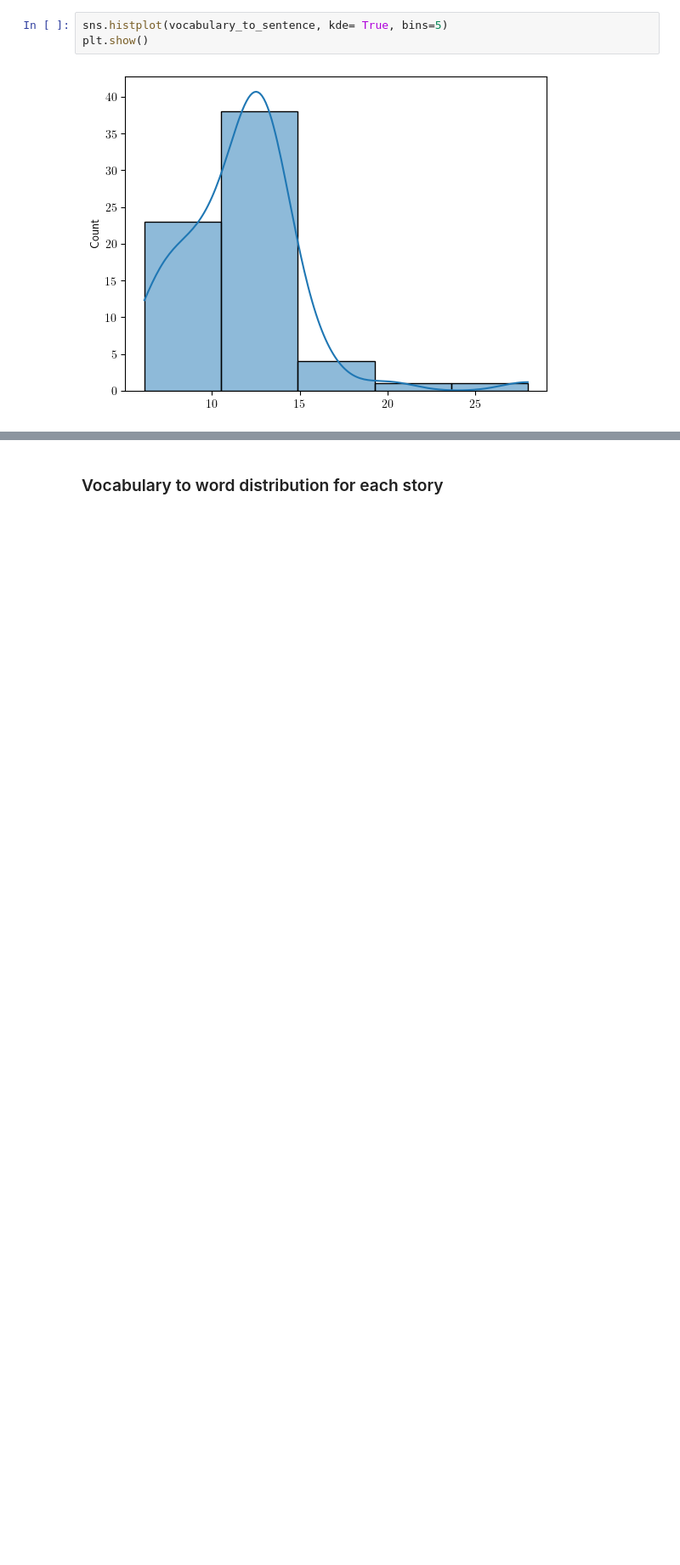
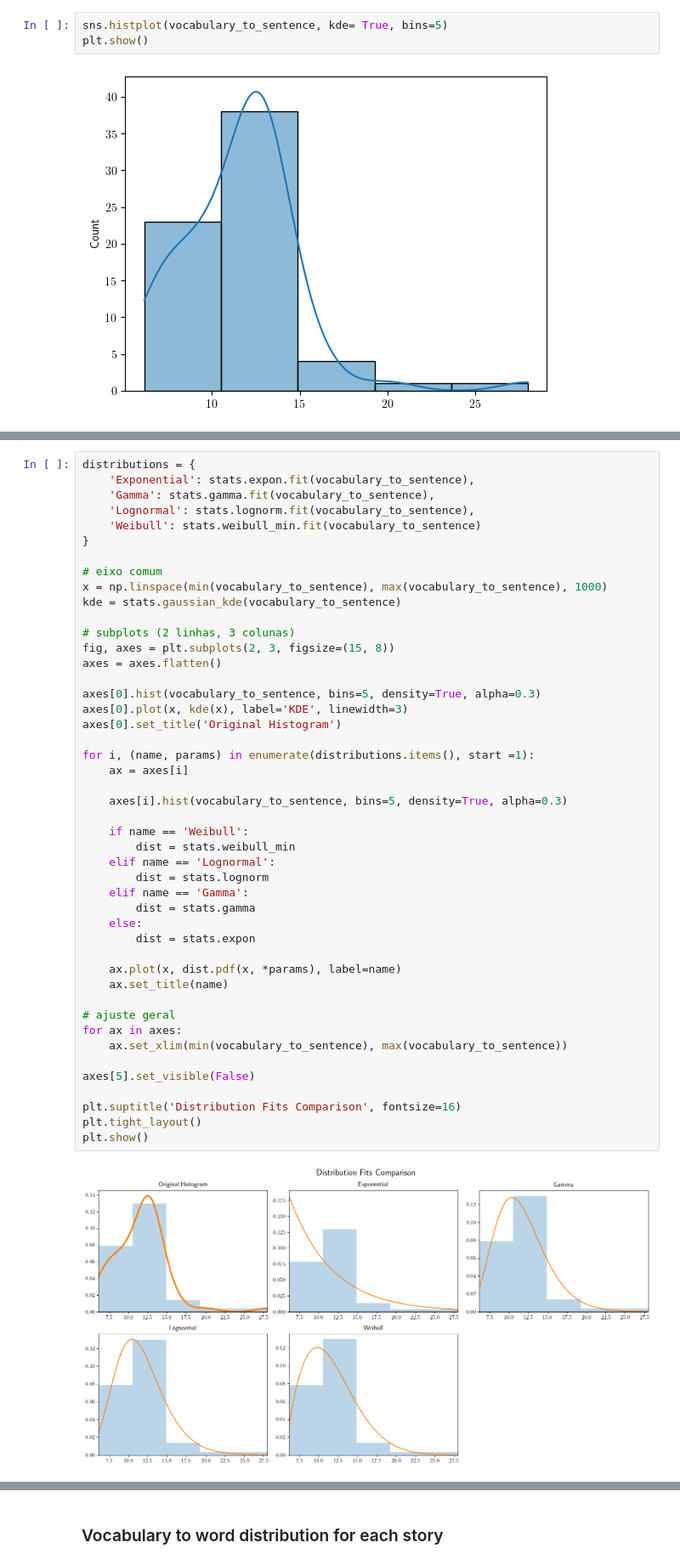
Before and after one commit to LFD103108/lovecraft, a Jupyter notebook: notebooks/05_text_analysis.ipynb, the cells around one changed output, grey strips where cells are left out. Shown at 85% size. Saved outputs shown, nothing was run; the diff lists cells and outputs as text; blank space fills up the shorter version.

```diff
--- a/notebooks/05_text_analysis.ipynb
+++ b/notebooks/05_text_analysis.ipynb
@@ -187 +240,49 @@ plt.show()
+# %%
+distributions = {
+    'Exponential': stats.expon.fit(vocabulary_to_sentence),
+    'Gamma': stats.gamma.fit(vocabulary_to_sentence),
+    'Lognormal': stats.lognorm.fit(vocabulary_to_sentence),
+    'Weibull': stats.weibull_min.fit(vocabulary_to_sentence)
+}
+
+# eixo comum
+x = np.linspace(min(vocabulary_to_sentence), max(vocabulary_to_sentence), 1000)
+kde = stats.gaussian_kde(vocabulary_to_sentence)
+
+# subplots (2 linhas, 3 colunas)
+fig, axes = plt.subplots(2, 3, figsize=(15, 8))
+axes = axes.flatten()
+
+axes[0].hist(vocabulary_to_sentence, bins=5, density=True, alpha=0.3)
+axes[0].plot(x, kde(x), label='KDE', linewidth=3)
+axes[0].set_title('Original Histogram')
+
+for i, (name, params) in enumerate(distributions.items(), start =1):
+    ax = axes[i]
+
+    axes[i].hist(vocabulary_to_sentence, bins=5, density=True, alpha=0.3)
+
+    if name == 'Weibull':
+        dist = stats.weibull_min
+    elif name == 'Lognormal':
+        dist = stats.lognorm
+    elif name == 'Gamma':
+        dist = stats.gamma
+    else:
+        dist = stats.expon
+
+    ax.plot(x, dist.pdf(x, *params), label=name)
+    ax.set_title(name)
+
+# ajuste geral
+for ax in axes:
+    ax.set_xlim(min(vocabulary_to_sentence), max(vocabulary_to_sentence))
+
+axes[5].set_visible(False)
+
+plt.suptitle('Distribution Fits Comparison', fontsize=16)
+plt.tight_layout()
+plt.show()
+# %% [output]
+[figure, added]
 # %%
```
Also changed, not shown: parts of 26 cells of this notebook.
